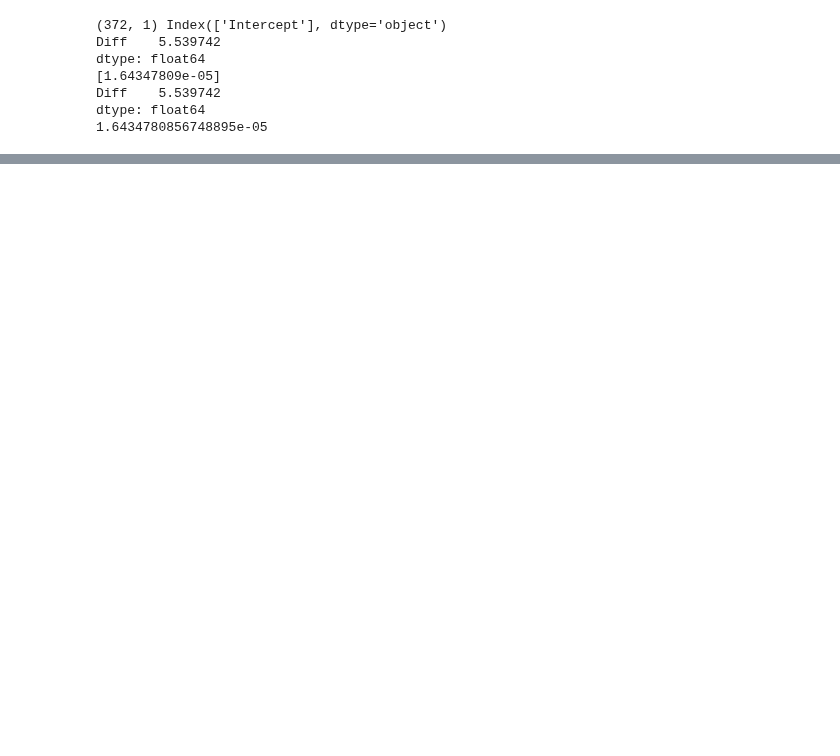
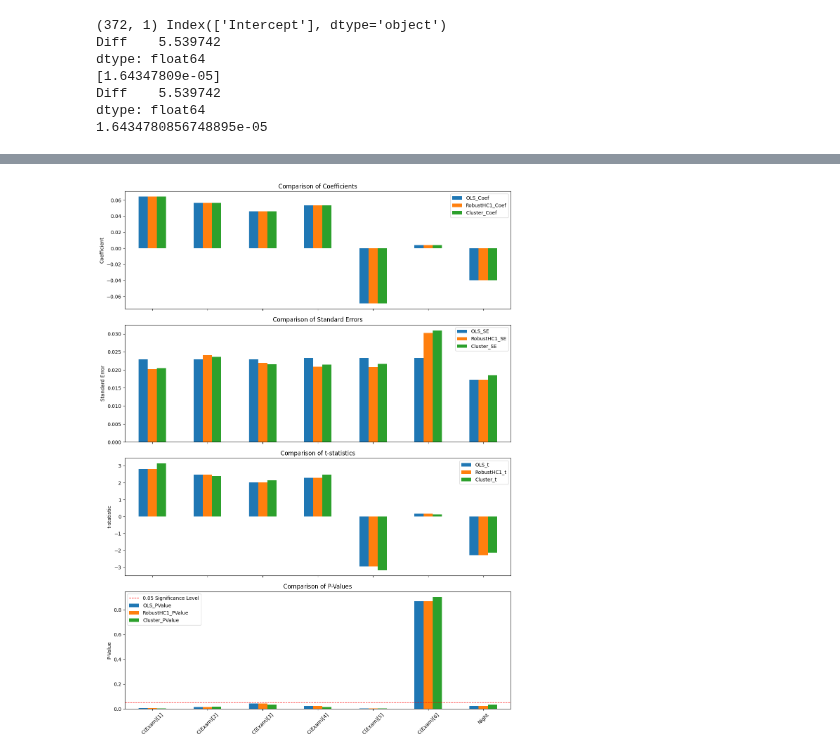
Before and after one commit to newton143/Business_Forecasting_Project, a Jupyter notebook: DS_Lab2.ipynb, the cells around one changed output, grey strips where cells are left out. Cells and saved outputs as stored; diff of their text form; code cells hidden in the pictures; blank space fills up the shorter version.

```diff
--- a/DS_Lab2.ipynb
+++ b/DS_Lab2.ipynb
@@ -326,0 +512,14 @@ plt.show()
+# %%
+# Check Results with StatsModels
+results3 = sm.ols(formula="Diff ~ Night + C(Exam)-1", data=diffdata).fit()
+print(results3.summary2())
+
+print("OLS SE")
+print(results3.bse)
+
+print("Robust SE")
+print(results3.HC1_se)
+
+results3_robust = results3.get_robustcov_results('cluster',groups=diffdata[['Id']].to_numpy().squeeze())
+print("Cluster SE")
+print(results3_robust.bse)
@@ -326,0 +602,5 @@ plt.show()
+# %%
+# Generate the comparison plot using the existing results
+plot_comparison_chart(results2, results3, results3_robust)
+# %% [output]
+[figure, added]
```
Also changed, not shown: parts of 17 cells of this notebook.
